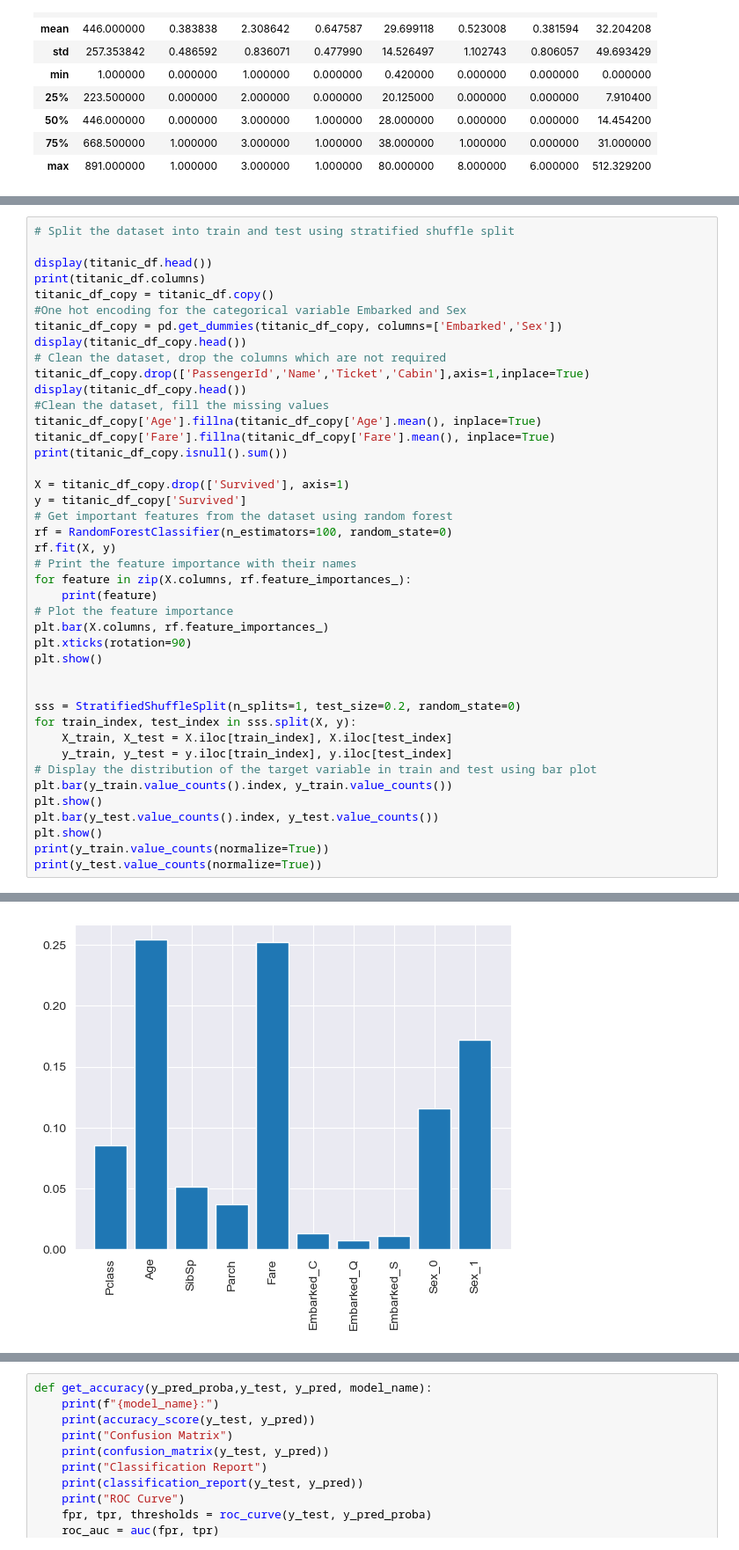
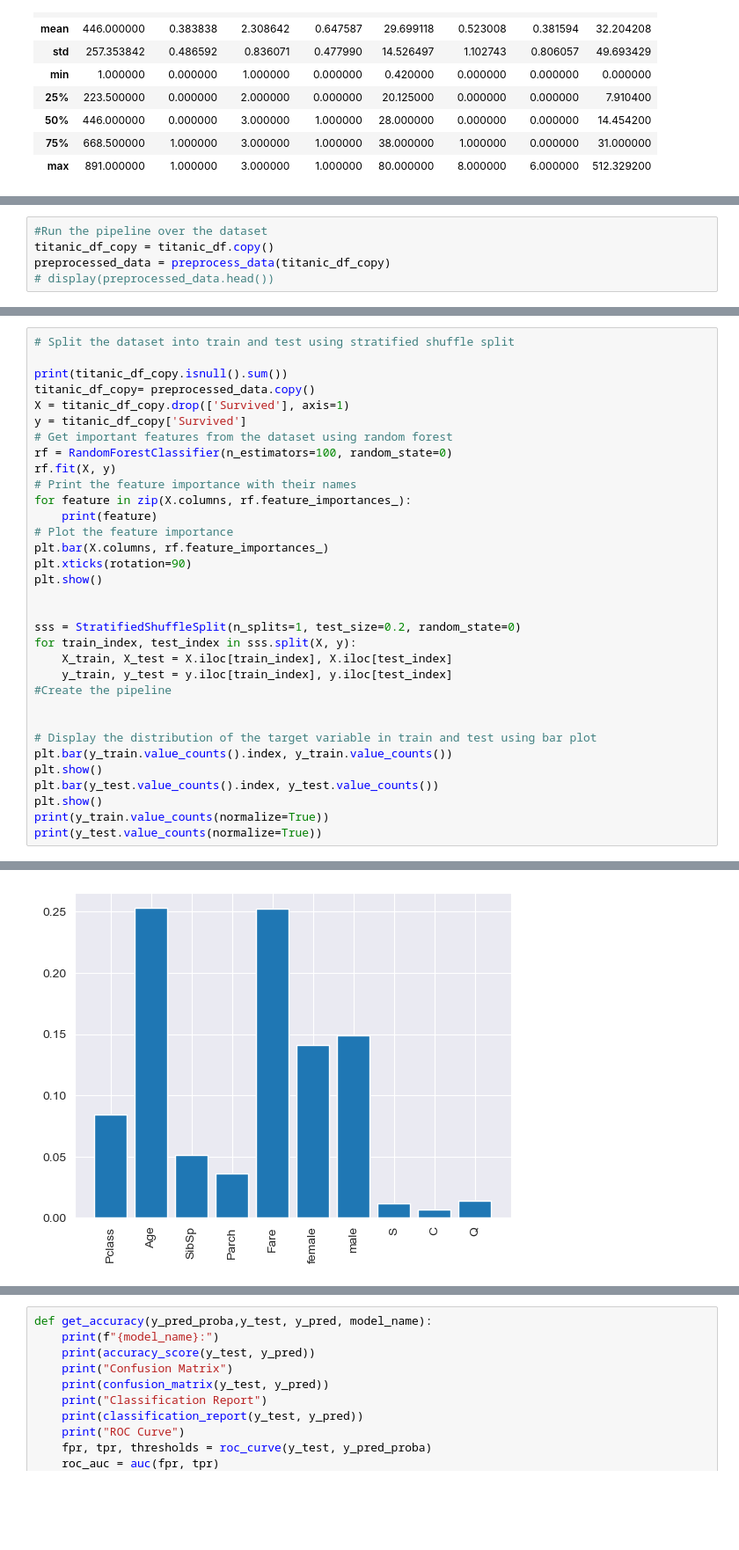
Before and after one commit to kclaudeeager/Titatic_Kaggle, a Jupyter notebook: Titanic_Kaggle_Comp.ipynb, the cells around one changed output, grey strips where cells are left out. Shown at 88% size. Drawn from its saved outputs; the diff is of its cells as text; blank space fills up the shorter version.

```diff
--- a/Titanic_Kaggle_Comp.ipynb
+++ b/Titanic_Kaggle_Comp.ipynb
@@ -97,0 +173,5 @@ dtype: int64
+# %%
+#Run the pipeline over the dataset
+titanic_df_copy = titanic_df.copy()
+preprocessed_data = preprocess_data(titanic_df_copy)
+# display(preprocessed_data.head())
@@ -98,20 +186,8 @@ dtype: int64
 # %%
 # Split the dataset into train and test using stratified shuffle split
 
-display(titanic_df.head())
-print(titanic_df.columns)
-titanic_df_copy = titanic_df.copy()
-#One hot encoding for the categorical variable Embarked and Sex
-titanic_df_copy = pd.get_dummies(titanic_df_copy, columns=['Embarked','Sex'])
-display(titanic_df_copy.head())
-# Clean the dataset, drop the columns which are not required
-titanic_df_copy.drop(['PassengerId','Name','Ticket','Cabin'],axis=1,inplace=True)
-display(titanic_df_copy.head())
-#Clean the dataset, fill the missing values
-titanic_df_copy['Age'].fillna(titanic_df_copy['Age'].mean(), inplace=True)
-titanic_df_copy['Fare'].fillna(titanic_df_copy['Fare'].mean(), inplace=True)
 print(titanic_df_copy.isnull().sum())
-
+titanic_df_copy= preprocessed_data.copy()
 X = titanic_df_copy.drop(['Survived'], axis=1)
 y = titanic_df_copy['Survived']
 # Get important features from the dataset using random forest
@@ -130,6 +206,9 @@ sss = StratifiedShuffleSplit(n_splits=1, test_size=0.2, random_state=0)
 for train_index, test_index in sss.split(X, y):
     X_train, X_test = X.iloc[train_index], X.iloc[test_index]
     y_train, y_test = y.iloc[train_index], y.iloc[test_index]
+#Create the pipeline
+
+
 # Display the distribution of the target variable in train and test using bar plot
 plt.bar(y_train.value_counts().index, y_train.value_counts())
 plt.show()
@@ -179,3 +237,3 @@ dtype: int64
-[figure, old version]
+[figure, new version]
 [figure]
 [figure]
```
Also changed, not shown: parts of 9 cells of this notebook, 1 other file.
